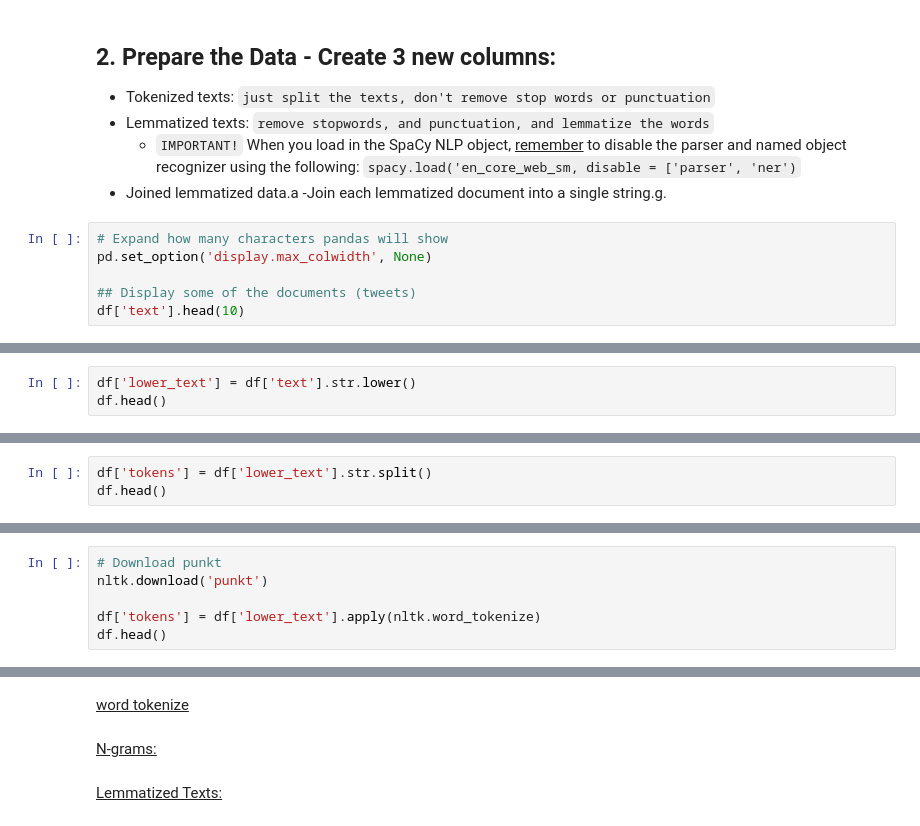
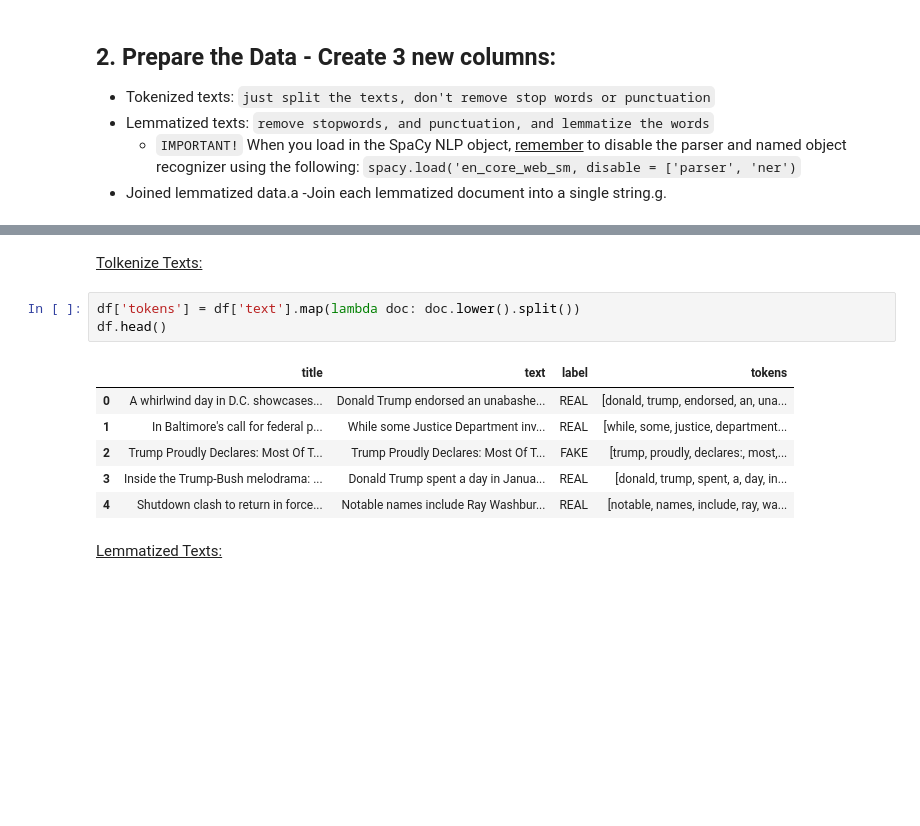
Before and after one commit to VALDE021/Core-Comparing-Texts-EricNV, a Jupyter notebook: Comparing Texts Core.ipynb, the cells around one changed output, grey strips where cells are left out. Drawn from its saved outputs; the diff is of its cells as text; blank space fills up the shorter version.

```diff
--- a/Comparing Texts Core.ipynb
+++ b/Comparing Texts Core.ipynb
@@ -208,9 +239,3 @@ df.duplicated().sum()
     - `IMPORTANT!` When you load in the SpaCy NLP object, <u>remember</u> to disable the parser and named object recognizer using the following: `spacy.load('en_core_web_sm, disable = ['parser', 'ner')`
 - Joined lemmatized data.a
     -Join each lemmatized document into a single string.g.
-# %%
-# Expand how many characters pandas will show
-pd.set_option('display.max_colwidth', None)
-
-## Display some of the documents (tweets)
-df['text'].head(10)
@@ -263,3 +241,0 @@ df.head(10)
-# %%
-df['lower_text'] = df['text'].str.lower()
-df.head()
@@ -275,3 +241,0 @@ df.head()
-# %%
-df['tokens'] = df['lower_text'].str.split()
-df.head()
@@ -285,6 +241,0 @@ df.head()
-# %%
-# Download punkt
-nltk.download('punkt')
-
-df['tokens'] = df['lower_text'].apply(nltk.word_tokenize)
-df.head()
@@ -301,6 +242,14 @@ df.head()
-# %% [markdown]
-<u>word tokenize
-# %% [markdown]
-<u>N-grams:
+# %% [markdown]
+<u> Tolkenize Texts:
+# %%
+df['tokens'] = df['text'].map(lambda doc: doc.lower().split())
+df.head()
+# %% [output]
+|  | title | text | label | tokens |
+| 0 | A whirlwind day in D.C. showcases... | Donald Trump endorsed an unabashe... | REAL | [donald, trump, endorsed, an, una... |
+| 1 | In Baltimore's call for federal p... | While some Justice Department inv... | REAL | [while, some, justice, department... |
+| 2 | Trump Proudly Declares: Most Of T... | Trump Proudly Declares: Most Of T... | FAKE | [trump, proudly, declares:, most,... |
+| 3 | Inside the Trump-Bush melodrama: ... | Donald Trump spent a day in Janua... | REAL | [donald, trump, spent, a, day, in... |
+| 4 | Shutdown clash to return in force... | Notable names include Ray Washbur... | REAL | [notable, names, include, ray, wa... |
 # %% [markdown]
 <u>Lemmatized Texts:
```
Also changed, not shown: parts of 28 cells of this notebook.
